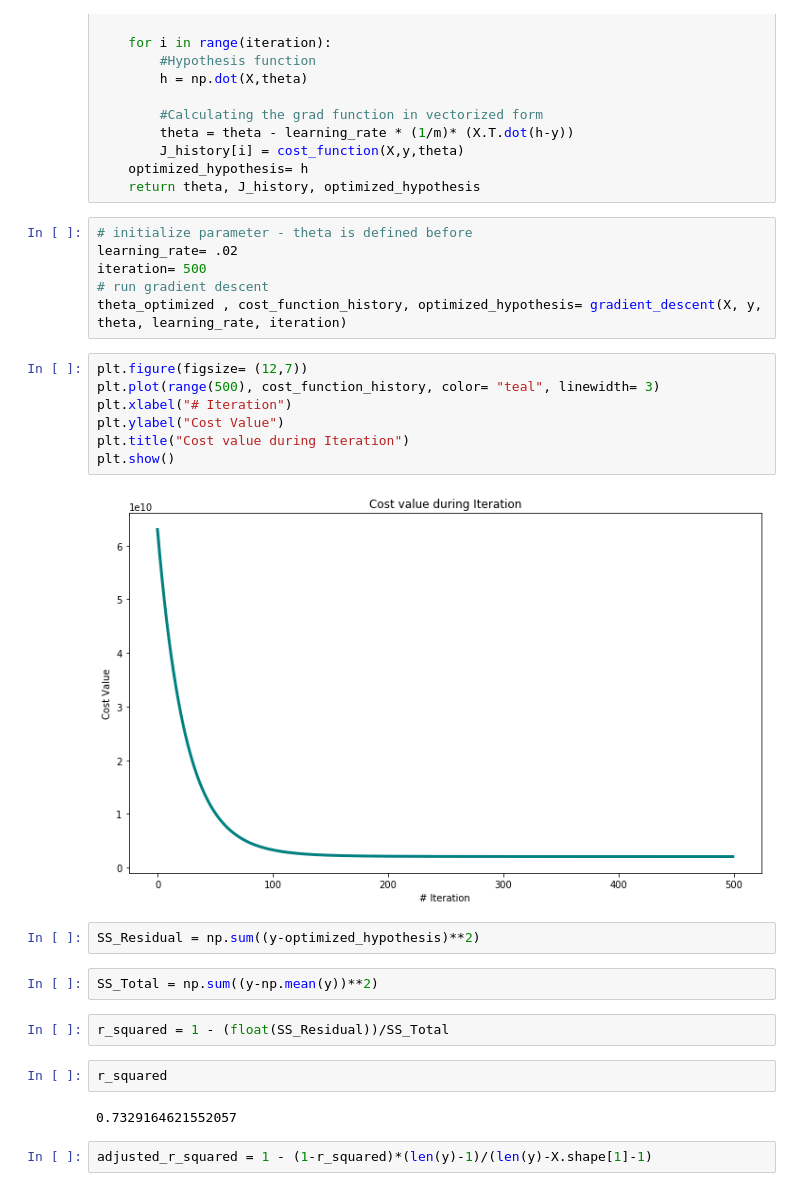
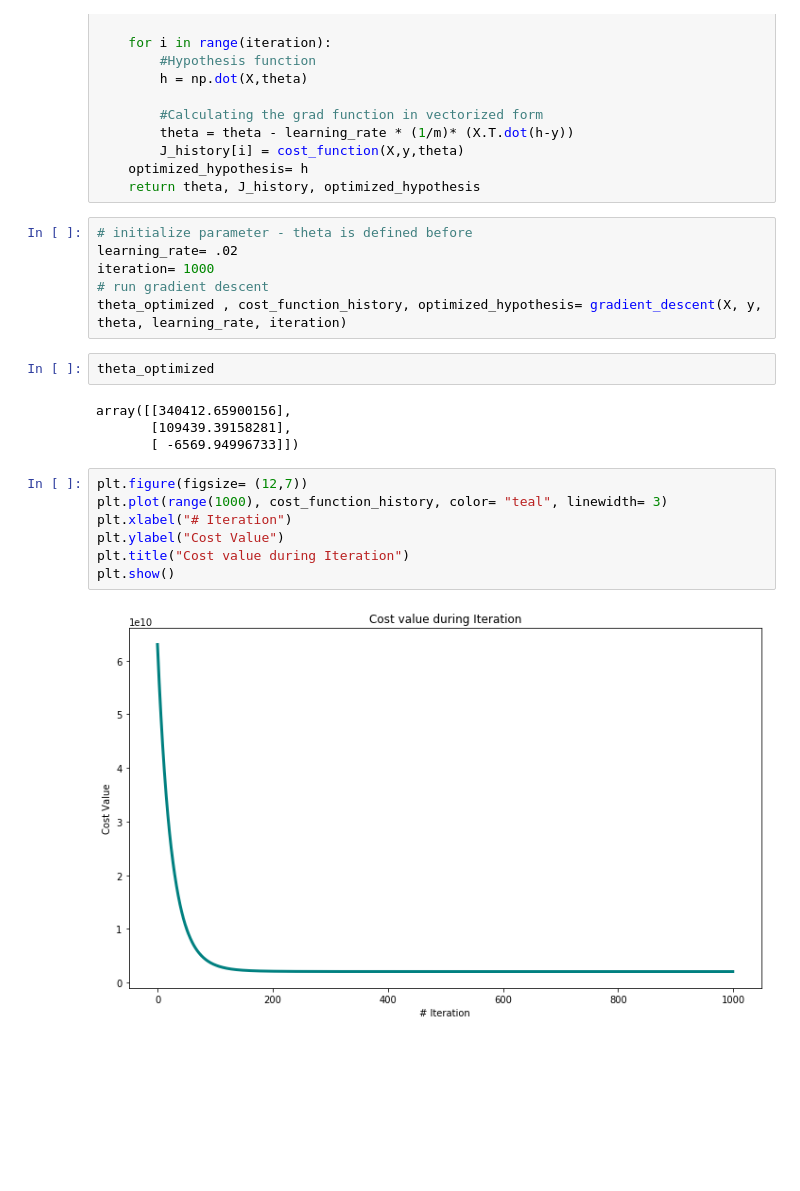
Before and after one commit to SoroushGhaderi/Machine_Learning_Andrew_Ng_exercises_with_Python, a Jupyter notebook: Linear Regression/Exercise 1 Linear Regression (Vectorized Version).ipynb, the cells around one changed output. Drawn from its saved outputs; the diff is of its cells as text; blank space fills up the shorter version.

```diff
--- a/Linear Regression/Exercise 1 Linear Regression (Vectorized Version).ipynb
+++ b/Linear Regression/Exercise 1 Linear Regression (Vectorized Version).ipynb
@@ -182,27 +182,21 @@ def gradient_descent(X, y, theta, learning_rate = 0.0005, iteration=1000):
 # %%
 # initialize parameter - theta is defined before
 learning_rate= .02
-iteration= 500
+iteration= 1000
 # run gradient descent
 theta_optimized , cost_function_history, optimized_hypothesis= gradient_descent(X, y, theta, learning_rate, iteration)
+# %%
+theta_optimized
+# %% [output]
+array([[340412.65900156],
+       [109439.39158281],
+       [ -6569.94996733]])
 # %%
 plt.figure(figsize= (12,7))
-plt.plot(range(500), cost_function_history, color= "teal", linewidth= 3)
+plt.plot(range(1000), cost_function_history, color= "teal", linewidth= 3)
 plt.xlabel("# Iteration")
 plt.ylabel("Cost Value")
 plt.title("Cost value during Iteration")
 plt.show()
 # %% [output]
-[figure, old version]
+[figure, new version]
-# %%
-SS_Residual = np.sum((y-optimized_hypothesis)**2)
-# %%
-SS_Total = np.sum((y-np.mean(y))**2)
-# %%
-r_squared = 1 - (float(SS_Residual))/SS_Total
-# %%
-r_squared
-# %% [output]
-0.7329164621552057
-# %%
-adjusted_r_squared = 1 - (1-r_squared)*(len(y)-1)/(len(y)-X.shape[1]-1)
```
Also changed, not shown: parts of 14 cells of this notebook, 4 other files.
